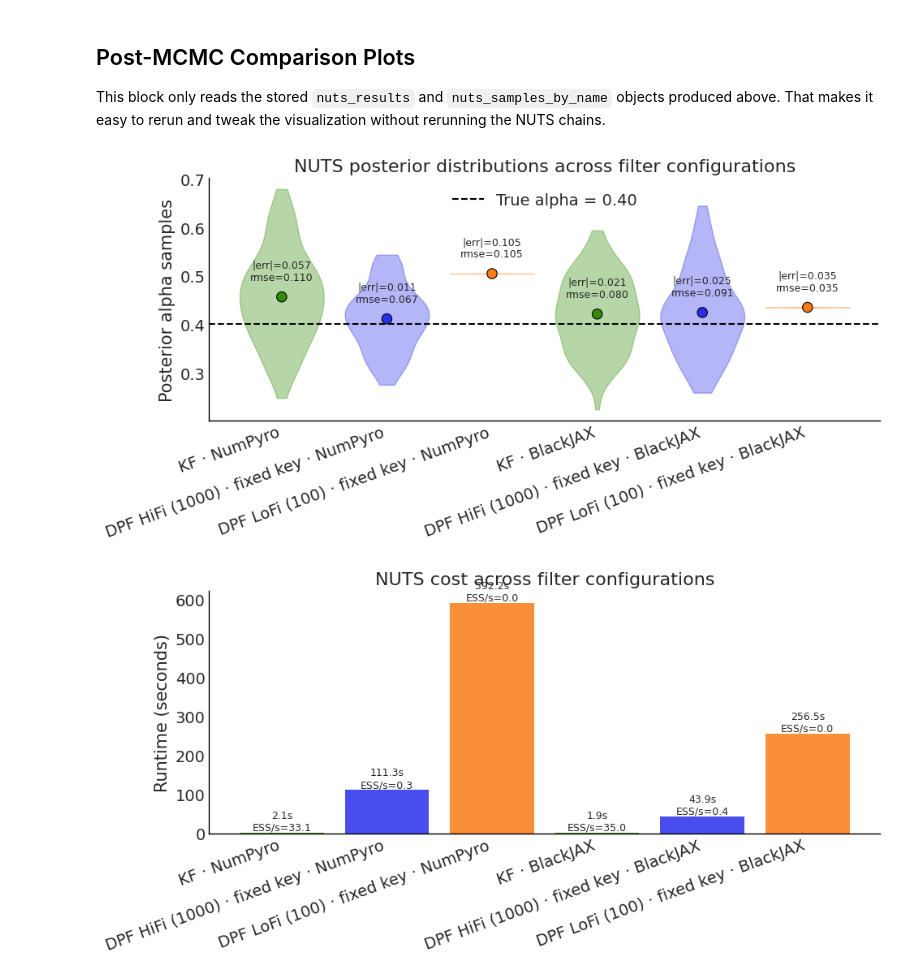
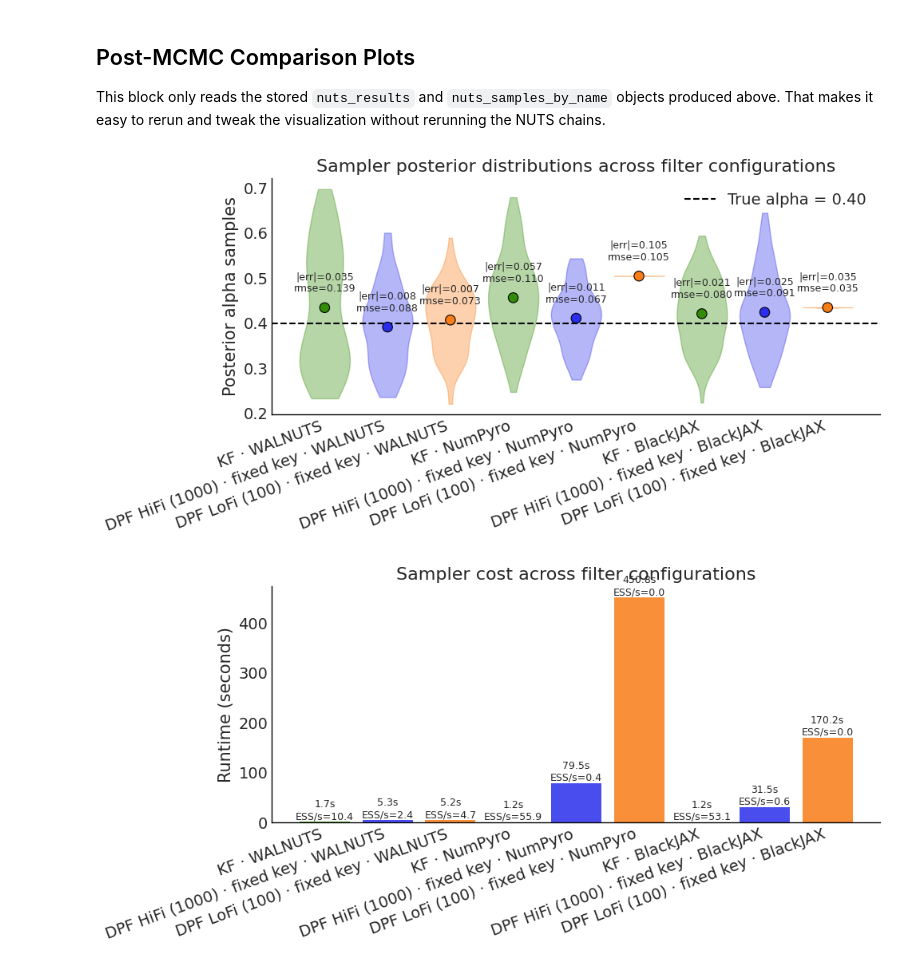
Before and after one commit to mattlevine22/hmc-for-tough-likelihoods, a Jupyter notebook: notebooks/lti_discrete_time_low_level.ipynb, the cells around one changed output. Cells and saved outputs as stored; diff of their text form; code cells hidden in the pictures.

Commit message:
include JAX-based WALNUTS in discrete-time-LTI notebook

```diff
--- a/notebooks/lti_discrete_time_low_level.ipynb
+++ b/notebooks/lti_discrete_time_low_level.ipynb
@@ -303,6 +326,12 @@ az.style.use("arviz-white")
 num_warmup = 100
 num_samples = 100
 true_alpha_value = float(true_alpha)
+walnuts_kwargs = {
+    "step_size": 0.05,
+    "delta": 0.5,
+    "i_max": 8,
+    "max_ell": 8,
+}
 
 base_experiments = [
     {
@@ -345,6 +374,7 @@ base_experiments = [
 ]
 
 runner_order = [
+    {"runner": "walnuts", "runner_label": "WALNUTS", "seed_offset": 3000},
     {"runner": "numpyro", "runner_label": "NumPyro", "seed_offset": 1000},
     {"runner": "blackjax", "runner_label": "BlackJAX", "seed_offset": 2000},
 ]
@@ -382,6 +412,15 @@ for experiment in nuts_experiments:
             num_warmup=num_warmup,
             num_samples=num_samples,
         )
+    elif experiment["runner"] == "walnuts":
+        run = run_walnuts_1d(
+            experiment["logdensity_fn"],
+            experiment["seed"],
+            init_position=0.35,
+            num_warmup=num_warmup,
+            num_samples=num_samples,
+            **walnuts_kwargs,
+        )
     else:
         raise ValueError(f"Unknown runner: {experiment['runner']!r}")
     elapsed_seconds = time.perf_counter() - t0
@@ -409,6 +448,10 @@ for experiment in nuts_experiments:
     result["rmse_to_truth"] = float(np.sqrt(np.mean((posterior_alpha - true_alpha_value) ** 2)))
     result["ess_bulk_per_second"] = result["ess_bulk"] / max(result["runtime_seconds"], 1e-9)
 
+    if experiment["runner"] == "walnuts":
+        result["mean_depth"] = float(np.mean(run["depths"]))
+        result["mean_orbit_size"] = float(np.mean(run["orbit_sizes"]))
+
     nuts_results.append(result)
     nuts_inference_data[experiment["name"]] = inference_data
     nuts_samples_by_name[experiment["name"]] = posterior_alpha
@@ -418,6 +461,11 @@ for experiment in nuts_experiments:
         f"mean={result['posterior_mean']:.4f}, std={result['posterior_std']:.4f}, "
         f"abs error={result['abs_mean_error']:.4f}"
     )
+    if experiment["runner"] == "walnuts":
+        print(
+            f"  WALNUTS diagnostics: mean depth={result['mean_depth']:.2f}, "
+            f"mean orbit size={result['mean_orbit_size']:.1f}"
+        )
 
     fig, ax = plt.subplots(figsize=(8, 3))
     if np.nanstd(posterior_alpha) < 1e-10 or np.allclose(posterior_alpha, posterior_alpha[0]):
@@ -493,37 +544,37 @@ for idx, error in enumerate(abs_errors):
         posterior_means[idx] + 0.03,
         f"|err|={error:.3f}\nrmse={rmse_values[idx]:.3f}",
         ha="center",
         va="bottom",
         fontsize=9,
     )
 ax.set_xticks(x)
 ax.set_xticklabels(names, rotation=20, ha="right")
 ax.set_ylabel("Posterior alpha samples")
-ax.set_title("NUTS posterior distributions across filter configurations")
+ax.set_title("Sampler posterior distributions across filter configurations")
 ax.legend(loc="best")
 plt.tight_layout()
 plt.show()
 
 fig, ax = plt.subplots(figsize=(10, 5))
 bars = ax.bar(x, runtime_seconds, color=colors, alpha=0.85)
 ax.set_xticks(x)
 ax.set_xticklabels(names, rotation=20, ha="right")
 ax.set_ylabel("Runtime (seconds)")
-ax.set_title("NUTS cost across filter configurations")
+ax.set_title("Sampler cost across filter configurations")
 for idx, bar in enumerate(bars):
     ax.text(
         bar.get_x() + bar.get_width() / 2,
         bar.get_height(),
         f"{runtime_seconds[idx]:.1f}s\nESS/s={ess_per_second[idx]:.1f}",
         ha="center",
         va="bottom",
         fontsize=9,
     )
 plt.tight_layout()
 plt.show()
 # %% [output]
-[figure, old version]
+[figure, new version]
-[figure, old version]
+[figure, new version]
 # %% [markdown]
 ## Summary
 
```
Also changed, not shown: parts of 7 cells of this notebook, 4 other files.
